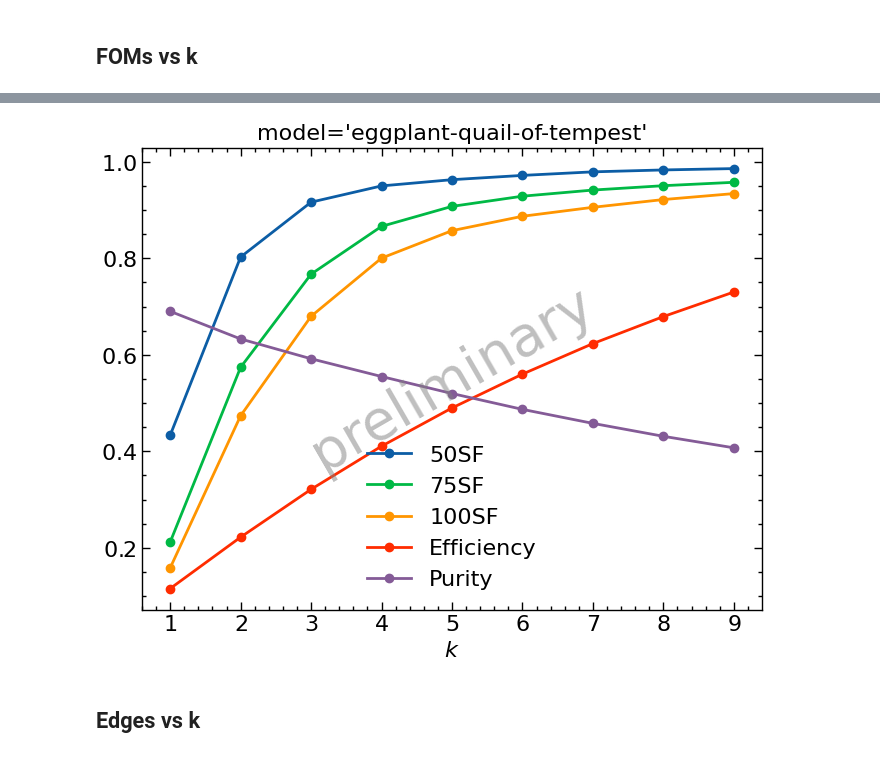
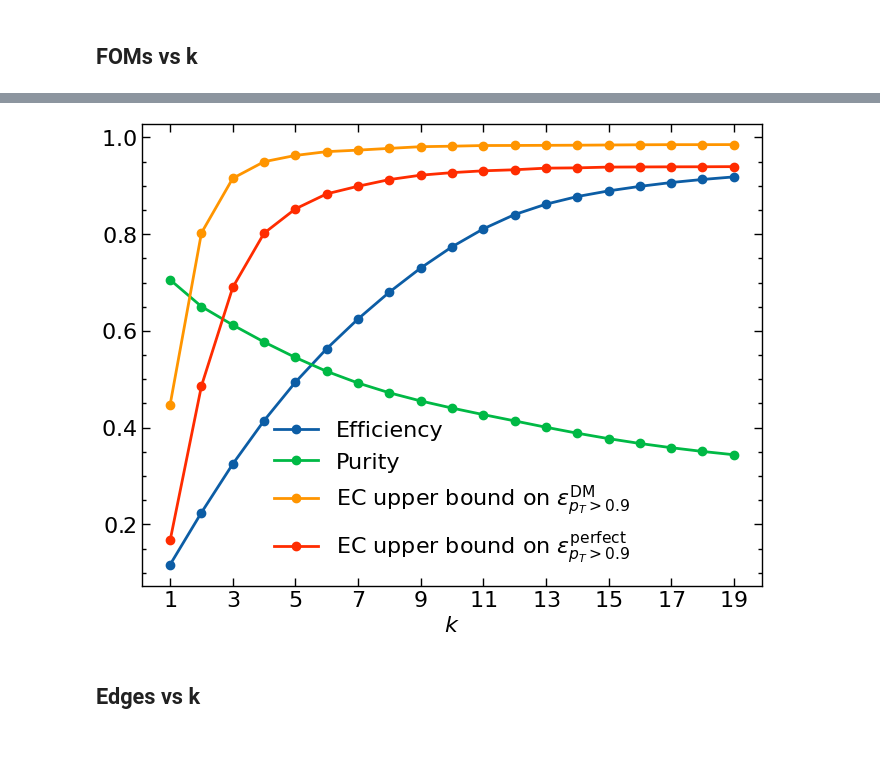
Before and after one commit to gnn-tracking/paper-plots, a Jupyter notebook: notebooks/020_gc_metrics.ipynb, the cells around one changed output, grey strips where cells are left out. Drawn from its saved outputs; the diff is of its cells as text; code cells hidden in the pictures.

```diff
--- a/notebooks/020_gc_metrics.ipynb
+++ b/notebooks/020_gc_metrics.ipynb
@@ -24,7 +27,11 @@ from sklearn.manifold import TSNE
 
 plt.style.use(["science", "notebook"])
+# %%
+chkpt_path = Path(
+    "/home/dc3896/devdoot-gnn-tracking-experiments/experiments/lightning_logs/quiet-origami-prawn/checkpoints/epoch=136-n_edges_frac_segment50_95=197442.95.ckpt"
+)
 # %%
-chkpt_path = model_exchange_path / "gc" / "eggplant-quail-of-tempest.ckpt"
+# model_exchange_path / "gc" / "eggplant-quail-of-tempest.ckpt"
 lmodel = MLModule.load_from_checkpoint(chkpt_path, map_location="cpu")
-lmodel.gc_scanner = GraphConstructionKNNScanner(ks=list(range(1, 10)))
+lmodel.gc_scanner = GraphConstructionKNNScanner(ks=list(range(1, 20)))
 # %% [output]
@@ -68,23 +97,34 @@ class GCEffsVsKPlot(Plot):
         self.df = df
         self.ax.set_xlabel("$k$")
 
-    def add_var(self, v: str):
-        self.ax.plot("k", v, data=self.df, label=variable_manager[v].latex, marker="o")
+    def add_var(self, v: str, label=None, **kwargs):
+        if label is None:
+            label = variable_manager[v].latex
+        self.ax.plot("k", v, data=self.df, label=label, **kwargs)
 
     def plot(self):
-        for v in ["frac50", "frac75", "frac100", "efficiency", "purity"]:
-            self.add_var(v)
+        for v in ["efficiency", "purity"]:
+            self.add_var(v, marker="o")
+        for v in ["max_double_majority_pt0.9", "max_perfect_pt0.9"]:
+            label = f"EC upper bound on {variable_manager[v[len('max_'):]].latex}"
+            self.add_var(v, ls="-", marker="o", label=label)
         self.ax.legend()
 # %%
 gce = GCEffsVsKPlot(
     lmodel.gc_scanner.get_results().df,
-    model=chkpt_path.stem,
-    watermark="preliminary",
+    # model=chkpt_path.stem,
+    # watermark="preliminary",
     ax=None,
 )
+
+from matplotlib.ticker import NullLocator
+
+gce.ax.set_xticks(list(range(1, 20, 2)))
+gce.ax.xaxis.set_minor_locator(NullLocator())
 gce.plot()
+gce.save(Path.home() / "paperresults/finding_k.pdf")
 # %% [output]
-[figure, old version]
+[figure, new version]
 # %% [markdown]
 ## Edges vs k
 # %%
```
Also changed, not shown: parts of 29 cells of this notebook, 1 other file.
